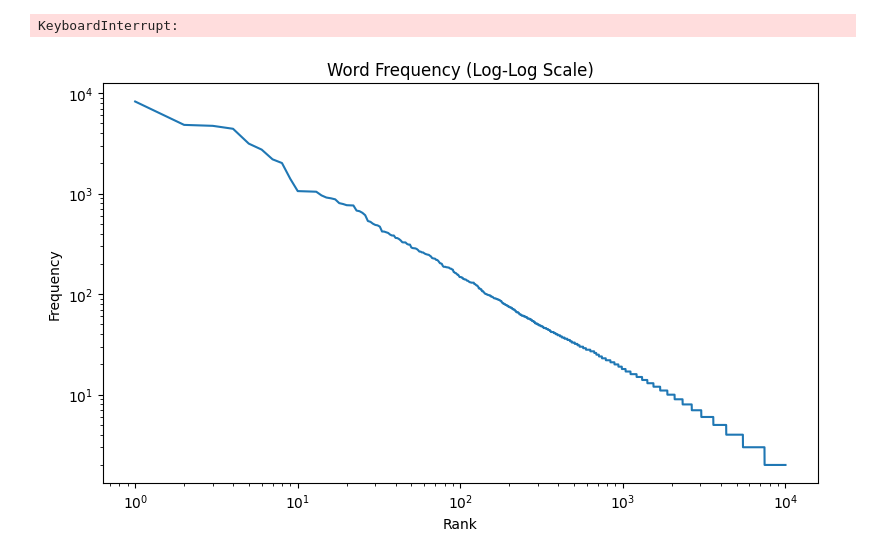
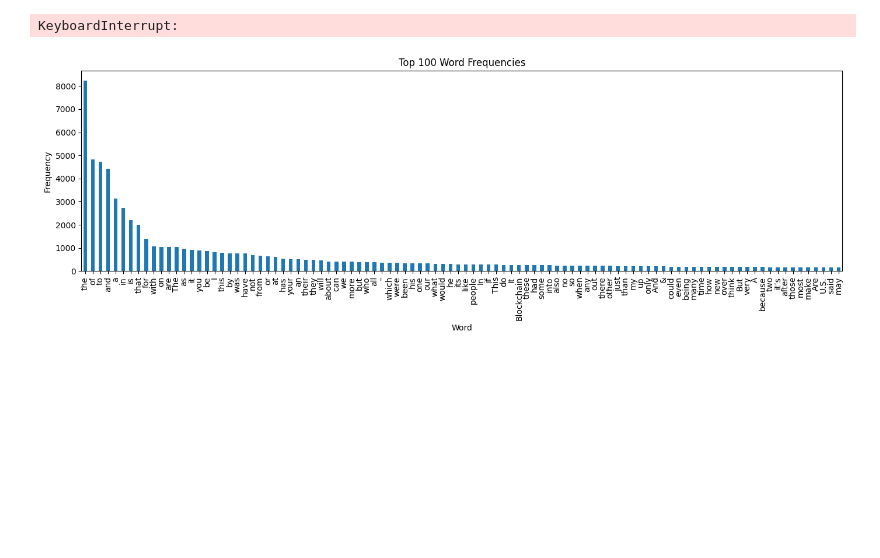
Before and after one commit to MikkelPraestegaard/GDS-final-assignment, a Jupyter notebook: Code.ipynb, the cells around one changed output. Drawn from its saved outputs; the diff is of its cells as text; code cells hidden in the pictures; blank space fills up the shorter version.

Commit message:
added a feature to the visualization of frequence

```diff
--- a/Code.ipynb
+++ b/Code.ipynb
@@ -125,39 +125,50 @@ def visualize_top_words(
     top_n: int = 10_000,
     loglog: bool = True
 ):
     """
     df        : cleaned Pandas DataFrame
     token_col: column containing tokenized text (list of tokens per row)
     top_n    : number of most frequent words to visualize
+
+    If top_n <= 100 there will be put labels on for the x axis.
     """
+    label_limit = 100
+    # Flatten tokens
+    col = df[token_col]
 
-    # Flatten tokens
-    tokens = df[token_col].str.split().explode()
+    if isinstance(col.iloc[0], str):
+        tokens = col.str.split().explode()
+    else:
+        tokens = col.explode()
 
-    # Count frequencies
+    tokens = tokens.dropna()
     counts = tokens.value_counts().head(top_n)
 
     # Plot
-    plt.figure(figsize=(8, 5))
+    plt.figure(figsize=(14, 5))
 
     if loglog:
         ranks = np.arange(1, len(counts) + 1)
         plt.loglog(ranks, counts.values)
         plt.xlabel("Rank")
         plt.ylabel("Frequency")
         plt.title("Word Frequency (Log-Log Scale)")
     else:
-        plt.plot(counts.values)
-        plt.xlabel("Word")
+        if top_n <= label_limit:
+            counts.plot(kind="bar")
+            plt.xlabel("Word")
+        else:
+            plt.plot(counts.values)
+            plt.xlabel("Rank")
         plt.ylabel("Frequency")
         plt.title(f"Top {len(counts)} Word Frequencies")
 
     plt.tight_layout()
     plt.show()
 
     return counts
 
-visualize_top_words(df,'content',10000,loglog=True)
+visualize_top_words(df,'content',100,loglog=False)
 # %% [output]
-[figure, old version]
+[figure, new version]
 content
```
Also changed, not shown: parts of 1 cell of this notebook.
